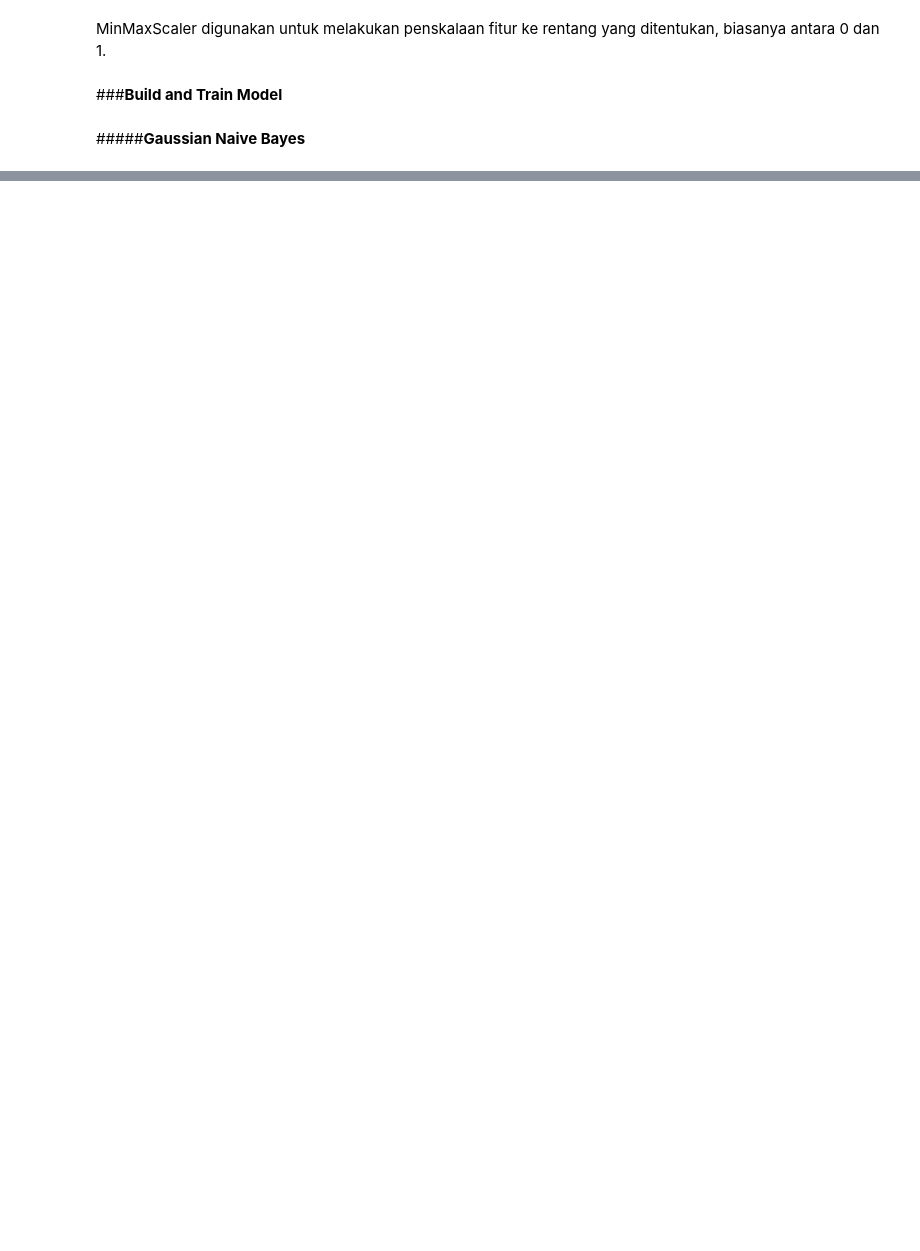
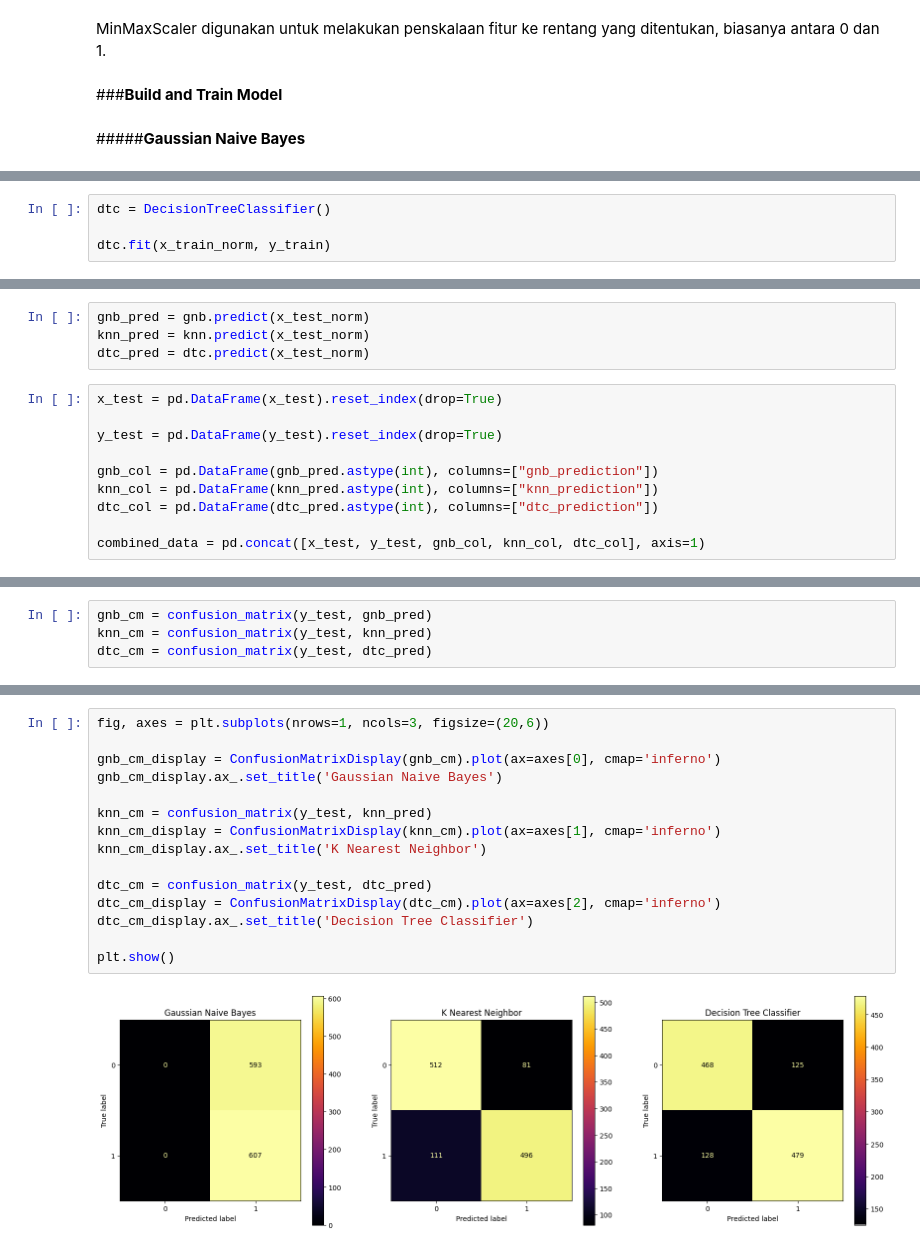
Before and after one commit to gilangalfa/Data-Mining-S4, a Jupyter notebook: Apple_Quality.ipynb, the cells around one changed output, grey strips where cells are left out. Cells and saved outputs as stored; diff of their text form; blank space fills up the shorter version.

```diff
--- a/Apple_Quality.ipynb
+++ b/Apple_Quality.ipynb
@@ -537,0 +586,4 @@ ValueError: Input contains NaN
+# %%
+dtc = DecisionTreeClassifier()
+
+dtc.fit(x_train_norm, y_train)
@@ -537,0 +594,14 @@ ValueError: Input contains NaN
+# %%
+gnb_pred = gnb.predict(x_test_norm)
+knn_pred = knn.predict(x_test_norm)
+dtc_pred = dtc.predict(x_test_norm)
+# %%
+x_test = pd.DataFrame(x_test).reset_index(drop=True)
+
+y_test = pd.DataFrame(y_test).reset_index(drop=True)
+
+gnb_col = pd.DataFrame(gnb_pred.astype(int), columns=["gnb_prediction"])
+knn_col = pd.DataFrame(knn_pred.astype(int), columns=["knn_prediction"])
+dtc_col = pd.DataFrame(dtc_pred.astype(int), columns=["dtc_prediction"])
+
+combined_data = pd.concat([x_test, y_test, gnb_col, knn_col, dtc_col], axis=1)
@@ -537,0 +618,4 @@ ValueError: Input contains NaN
+# %%
+gnb_cm = confusion_matrix(y_test, gnb_pred)
+knn_cm = confusion_matrix(y_test, knn_pred)
+dtc_cm = confusion_matrix(y_test, dtc_pred)
@@ -537,0 +655,17 @@ ValueError: Input contains NaN
+# %%
+fig, axes = plt.subplots(nrows=1, ncols=3, figsize=(20,6))
+
+gnb_cm_display = ConfusionMatrixDisplay(gnb_cm).plot(ax=axes[0], cmap='inferno')
+gnb_cm_display.ax_.set_title('Gaussian Naive Bayes')
+
+knn_cm = confusion_matrix(y_test, knn_pred)
+knn_cm_display = ConfusionMatrixDisplay(knn_cm).plot(ax=axes[1], cmap='inferno')
+knn_cm_display.ax_.set_title('K Nearest Neighbor')
+
+dtc_cm = confusion_matrix(y_test, dtc_pred)
+dtc_cm_display = ConfusionMatrixDisplay(dtc_cm).plot(ax=axes[2], cmap='inferno')
+dtc_cm_display.ax_.set_title('Decision Tree Classifier')
+
+plt.show()
+# %% [output]
+[figure, added]
```
Also changed, not shown: parts of 27 cells of this notebook.
